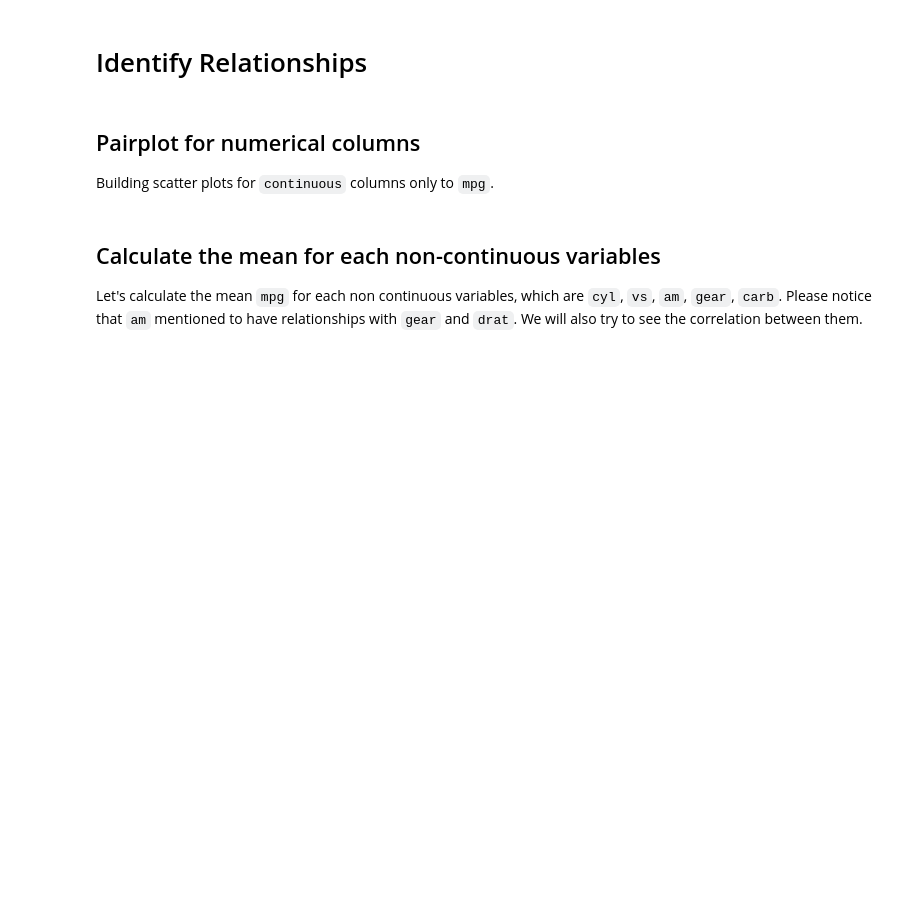
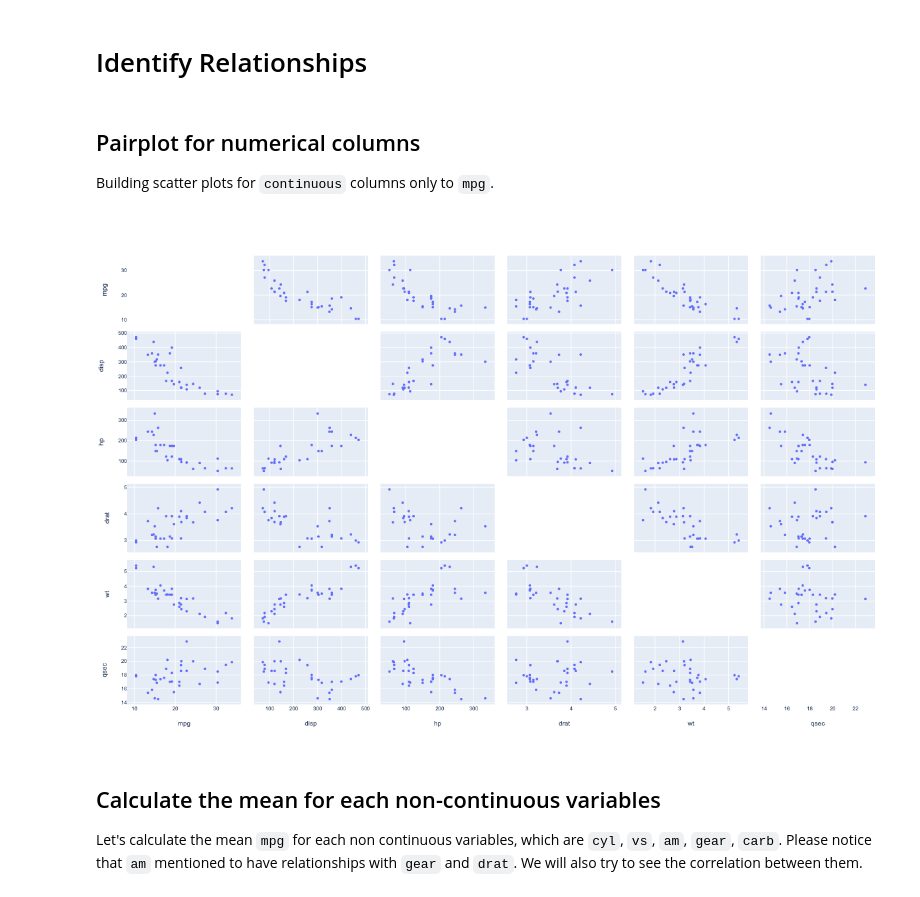
Before and after one commit to andimuhryanto/mtcars, a Jupyter notebook: mtcars_diagnostic_test.ipynb, the cells around one changed output. Saved outputs shown, nothing was run; the diff lists cells and outputs as text; code cells hidden in the pictures; blank space fills up the shorter version.

Commit message:
update to show plotly plot

```diff
--- a/mtcars_diagnostic_test.ipynb
+++ b/mtcars_diagnostic_test.ipynb
@@ -325,19 +325,22 @@ Building scatter plots for `continuous` columns only to `mpg`.
 # %%
 scatter_matrix_fig = px.scatter_matrix(df.select_dtypes(include=['float']),
                                        )
 scatter_matrix_fig.update_layout(
+    width=1200,
     height=800,
     margin=dict(l=20, r=20, t=60, b=60),
     #paper_bgcolor="white",
     #plot_bgcolor="white",
-    font=dict(family="Arial", size=7),
+    font=dict(family="Arial", size=8),
 )
 
 scatter_matrix_fig.update_traces(diagonal_visible=False,
                                  marker=dict(size=4)
                                  )
 # Show the plot
-scatter_matrix_fig.show()
+scatter_matrix_fig.show('png')
+# %% [output]
+[figure, added]
 # %% [markdown]
 ## Calculate the mean for each non-continuous variables
 
```
Also changed, not shown: parts of 7 cells of this notebook.
